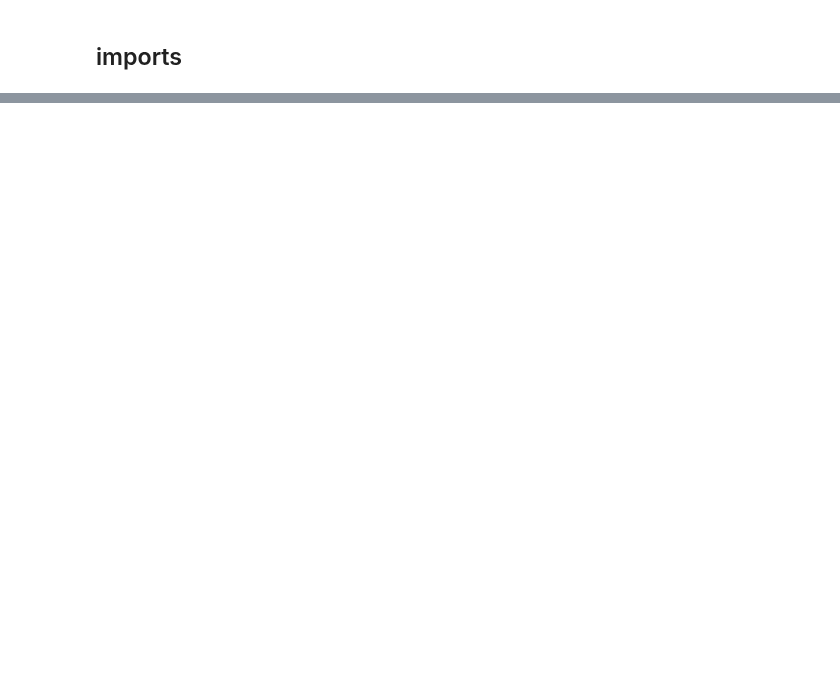
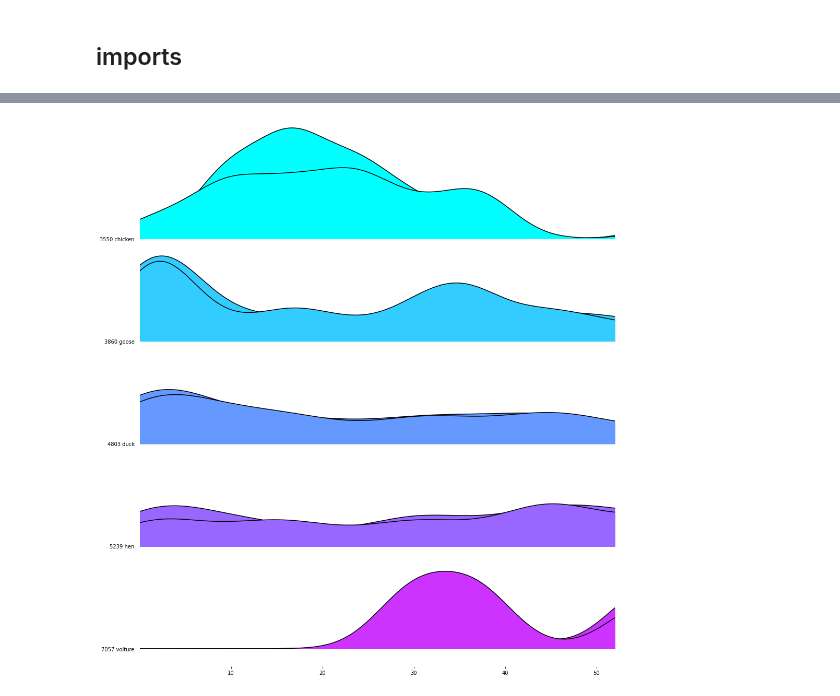
Before and after one commit to pinballsurgeon/deluxo_adjacency, a Jupyter notebook: emergence.ipynb, the cells around one changed output, grey strips where cells are left out. Cells and saved outputs as stored; diff of their text form; code cells hidden in the pictures; blank space fills up the shorter version.

```diff
--- a/emergence.ipynb
+++ b/emergence.ipynb
@@ -34,7 +45,7 @@ config_dict = { 'analysis_start_year'  : 2021
 
 
 # topics
-topics_explicit = ['duck', 'goose']
+topics_explicit = ['duck', 'goose', 'hen', 'volture', 'chicken']
 # %%
 df_total = pandas.DataFrame()
 
@@ -117,11 +88,11 @@ globalst=[]
 
 # navigate hierarchy, each combination of WEEKNUM and FLOWER
 for col in df_agg:           # flower
-    for val in df_agg.index: # weeknum
+    for val in df_agg.index.dayofyear: # weeknum
 
 
         # time sensitive
-        fs_val = df_agg[col][val]                   # full spectrum
+        fs_val = df_agg[col][val-1]                   # full spectrum
 
         # in cases of no recent
         try:
@@ -213,12 +173,13 @@ print(df_stats.columns)
 df_stats = df_stats.sort_values(by='WeekNum mean',ascending=True)
 
 #df_stats['Name'] = '00' + str((df_stats['WeekNum mean']).astype(int)) #+ df_stats['Flower']
-#df_stats['Name'] = ( ( df_stats['WeekNum mean'] * 100) + 1000).astype('int').astype('str') + ' '+ df_stats['Flower_Tot']
+df_stats['Name'] = ( ( df_stats['WeekNum mean'] * 100) + 1000).astype('int').astype('str') + ' '+ df_stats['Flower_Tot']
 
 i = 1
 for index, row in df_stats.iterrows():
     #print(row['Flower'], row['Name'])
     df_flat['Flower_Tot'] = df_flat['Flower_Tot'].replace(row['Flower_Tot'], row['Name'])
+    #df_flat['Flower_Tot'] = df_flat['Flower_Tot'].replace(row['Flower_Tot'], row['Name'])
     #df_flat['Flower'] = df_flat['Flower'].replace(row['Flower'], str(i) + row['Flower'])
     i+=1
 
@@ -230,0 +205,15 @@ KeyError: ignored
+# %%
+fig, axes = joypy.joyplot(df_flat
+                          , column=['WeekNum', 'WeekNum_Rct']
+                          , by='Flower_Tot'
+                          , overlap=1.2
+                          , fill=True
+                          , figsize=(14,15)
+                          , x_range = [0,52]
+                          , colormap=cm.cool                         #, ylim='own'
+                         )
+
+plt.savefig('frank_jj.png')
+plt.show()
+# %% [output]
+[figure, added]
```
Also changed, not shown: parts of 10 cells of this notebook.
